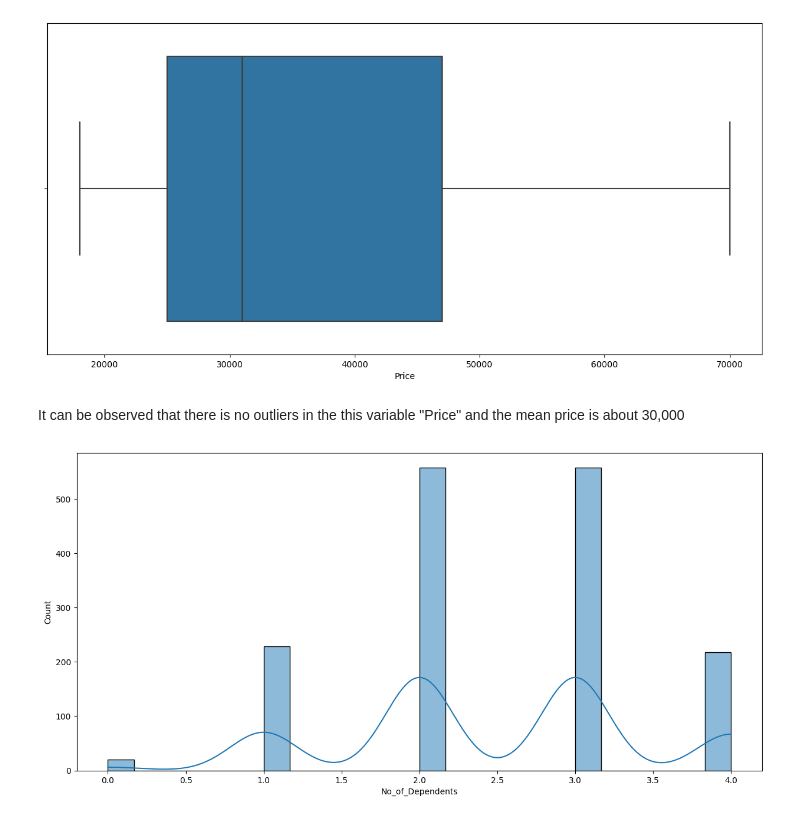
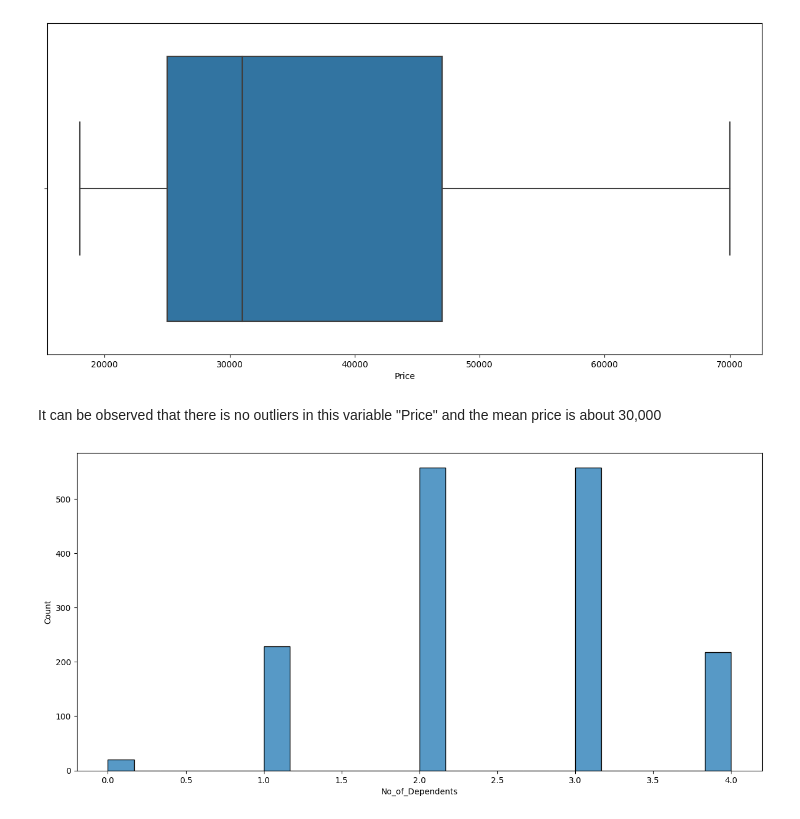
Before and after one commit to Ebipademp/nbte_directory, a Jupyter notebook: Python_makeupProject.ipynb, the cells around one changed output. Cells and saved outputs as stored; diff of their text form; code cells hidden in the pictures.

```diff
--- a/Python_makeupProject.ipynb
+++ b/Python_makeupProject.ipynb
@@ -105,10 +105,9 @@ sns.boxplot(data=df, x='Price');
 # %% [output]
 [figure]
 # %% [markdown]
-It can be observed that there is no outliers in the this variable "Price" and the mean price is about 30,000
+It can be observed that there is no outliers in this variable "Price" and the mean price is about 30,000
 # %%
-numeric_columns=['No_of_Dependents', 'Salary', 'Partner_salary', 'Price']
 plt.figure(figsize=(15,7))
-sns.histplot(data=df, x='No_of_Dependents', kde=True);
+sns.histplot(data=df, x='No_of_Dependents');
 # %% [output]
-[figure, old version]
+[figure, new version]
```
Also changed, not shown: parts of 4 cells of this notebook.
